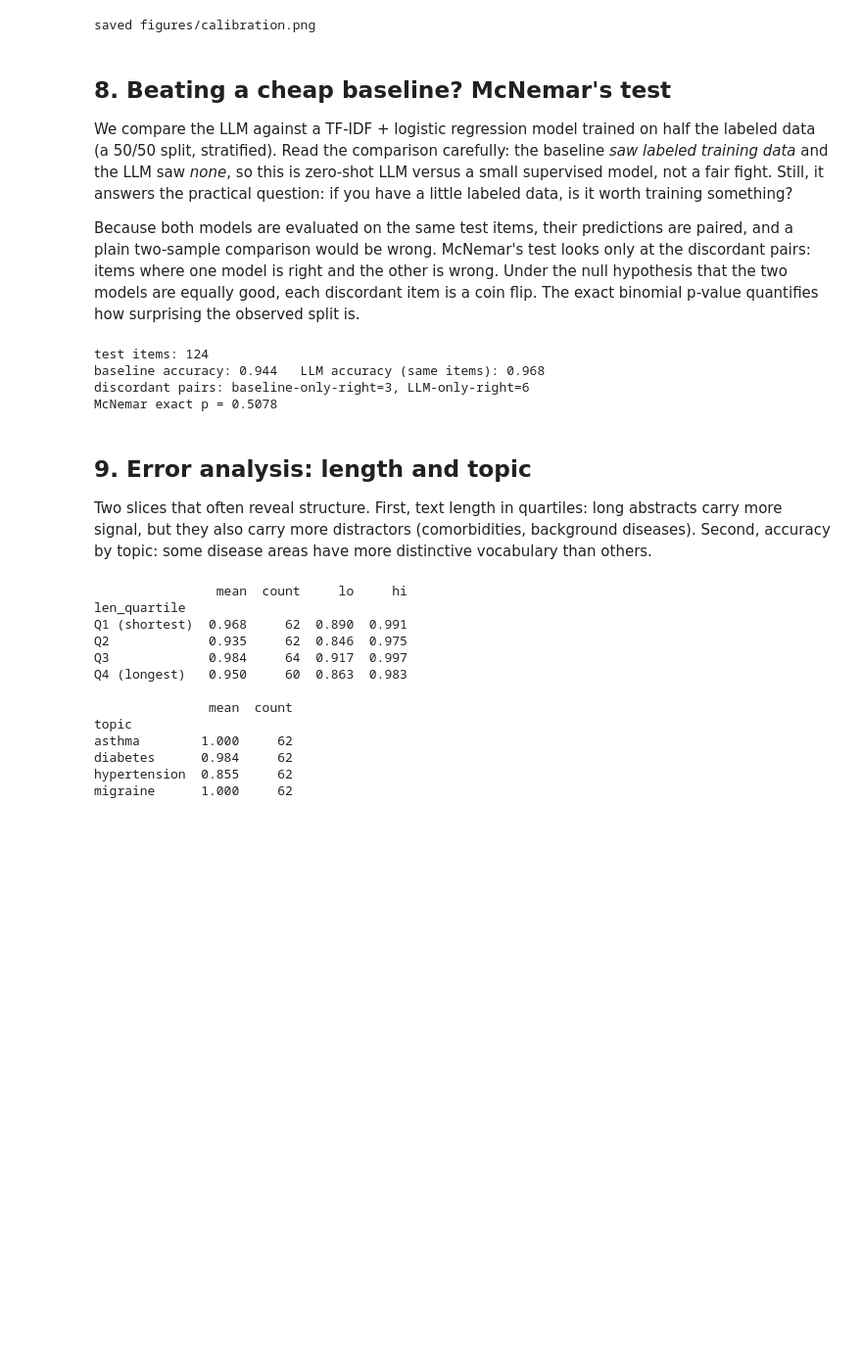
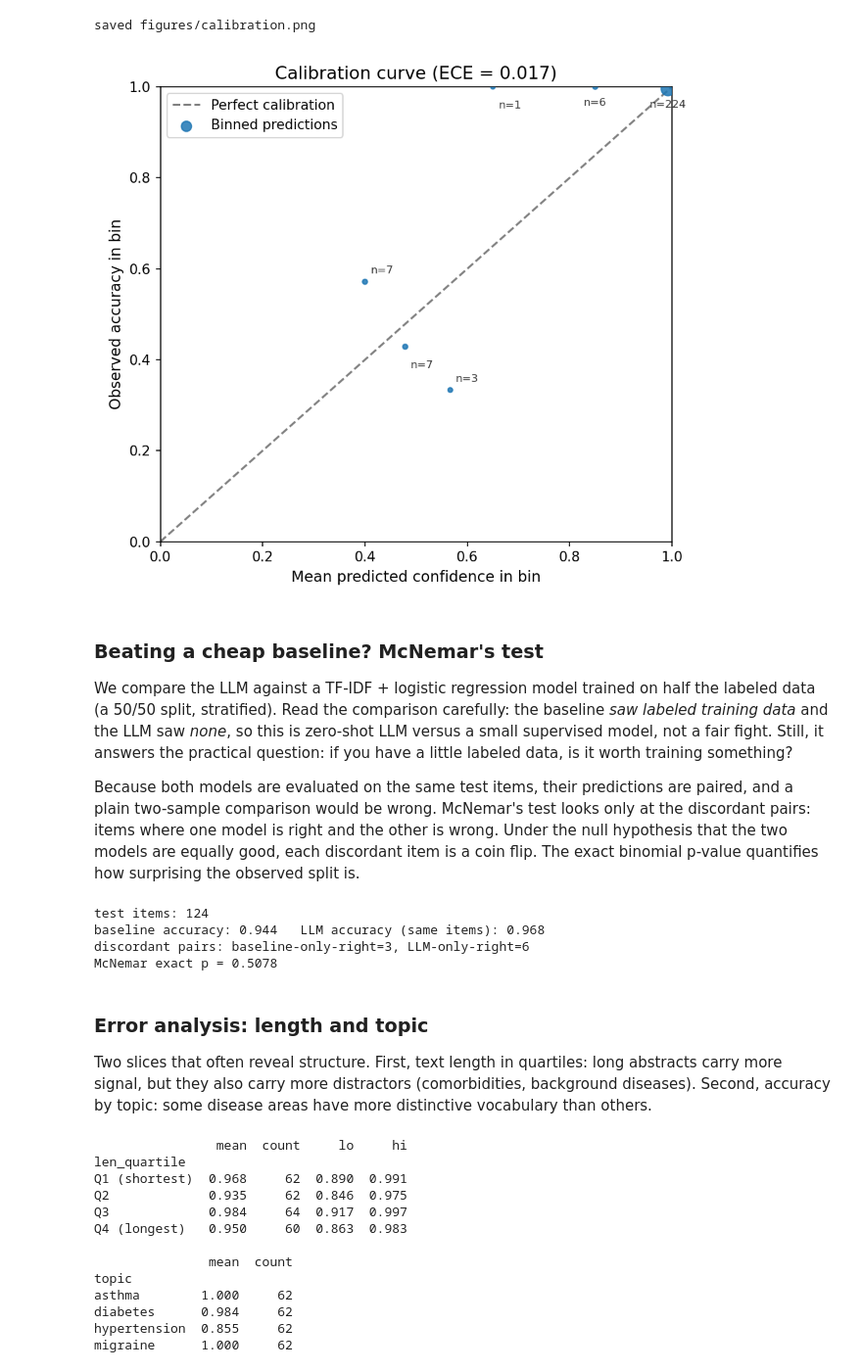
Before and after one commit to nepalanurag/llm-annotator-reliability, a Jupyter notebook: notebooks/analysis.ipynb, the cells around one changed output. Shown at 98% size. Cells and saved outputs as stored; diff of their text form; code cells hidden in the pictures; blank space fills up the shorter version.

Commit message:
clean up analysis notebook

```diff
--- a/notebooks/analysis.ipynb
+++ b/notebooks/analysis.ipynb
@@ -245,8 +247,13 @@ fig.tight_layout(); fig.savefig("../figures/calibration.png")
 print("saved figures/calibration.png")
 # %% [output]
 saved figures/calibration.png
+# %%
+from IPython.display import Image
+Image("../figures/calibration.png")
+# %% [output]
+[figure, added]
 # %% [markdown]
-## 8. Beating a cheap baseline? McNemar's test
+### Beating a cheap baseline? McNemar's test
 
 We compare the LLM against a TF-IDF + logistic regression model trained on
 half the labeled data (a 50/50 split, stratified). Read the comparison
@@ -286,7 +293,7 @@ baseline accuracy: 0.944   LLM accuracy (same items): 0.968
 discordant pairs: baseline-only-right=3, LLM-only-right=6
 McNemar exact p = 0.5078
 # %% [markdown]
-## 9. Error analysis: length and topic
+### Error analysis: length and topic
 
 Two slices that often reveal structure. First, text length in quartiles:
 long abstracts carry more signal, but they also carry more distractors
```
Also changed, not shown: parts of 16 cells of this notebook.
